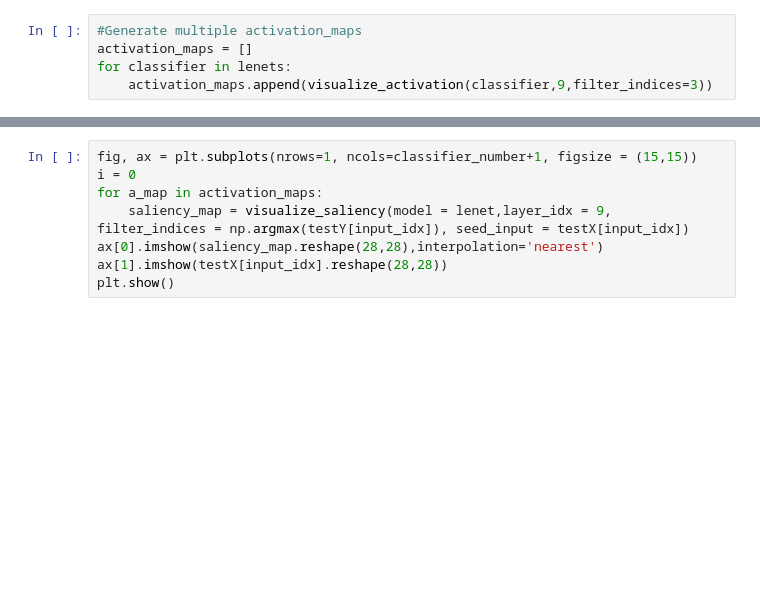
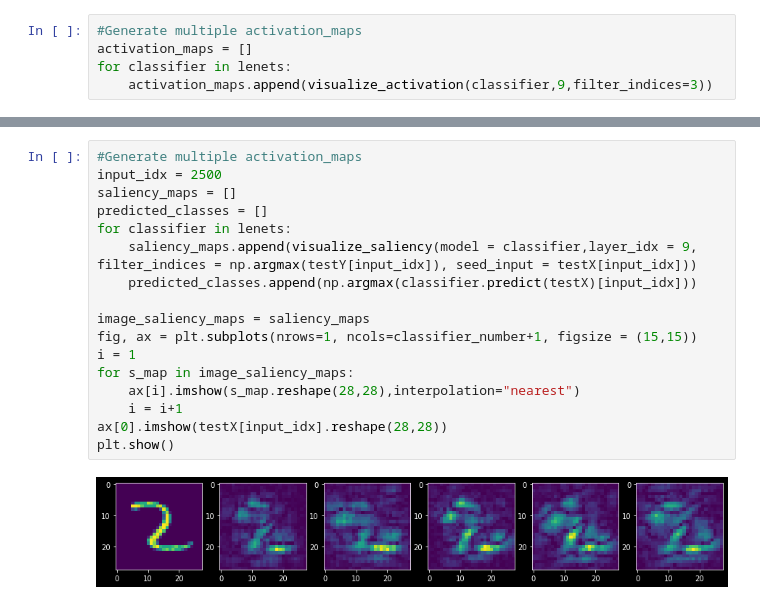
Before and after one commit to YalesRios/Samel, a Jupyter notebook: samel.ipynb, the cells around one changed output, grey strips where cells are left out. Drawn from its saved outputs; the diff is of its cells as text; blank space fills up the shorter version.

```diff
--- a/samel.ipynb
+++ b/samel.ipynb
@@ -246,8 +252,19 @@ for a_map in activation_maps:
 # %%
+#Generate multiple activation_maps
+input_idx = 2500
+saliency_maps = []
+predicted_classes = []
+for classifier in lenets:
+    saliency_maps.append(visualize_saliency(model = classifier,layer_idx = 9, filter_indices = np.argmax(testY[input_idx]), seed_input = testX[input_idx]))
+    predicted_classes.append(np.argmax(classifier.predict(testX)[input_idx]))
+
+image_saliency_maps = saliency_maps
 fig, ax = plt.subplots(nrows=1, ncols=classifier_number+1, figsize = (15,15))
-i = 0
-for a_map in activation_maps:
-    saliency_map = visualize_saliency(model = lenet,layer_idx = 9, filter_indices = np.argmax(testY[input_idx]), seed_input = testX[input_idx])
-ax[0].imshow(saliency_map.reshape(28,28),interpolation='nearest')
-ax[1].imshow(testX[input_idx].reshape(28,28))
+i = 1
+for s_map in image_saliency_maps:
+    ax[i].imshow(s_map.reshape(28,28),interpolation="nearest")
+    i = i+1
+ax[0].imshow(testX[input_idx].reshape(28,28))
 plt.show()
+# %% [output]
+[figure, added]
```
Also changed, not shown: parts of 12 cells of this notebook.
